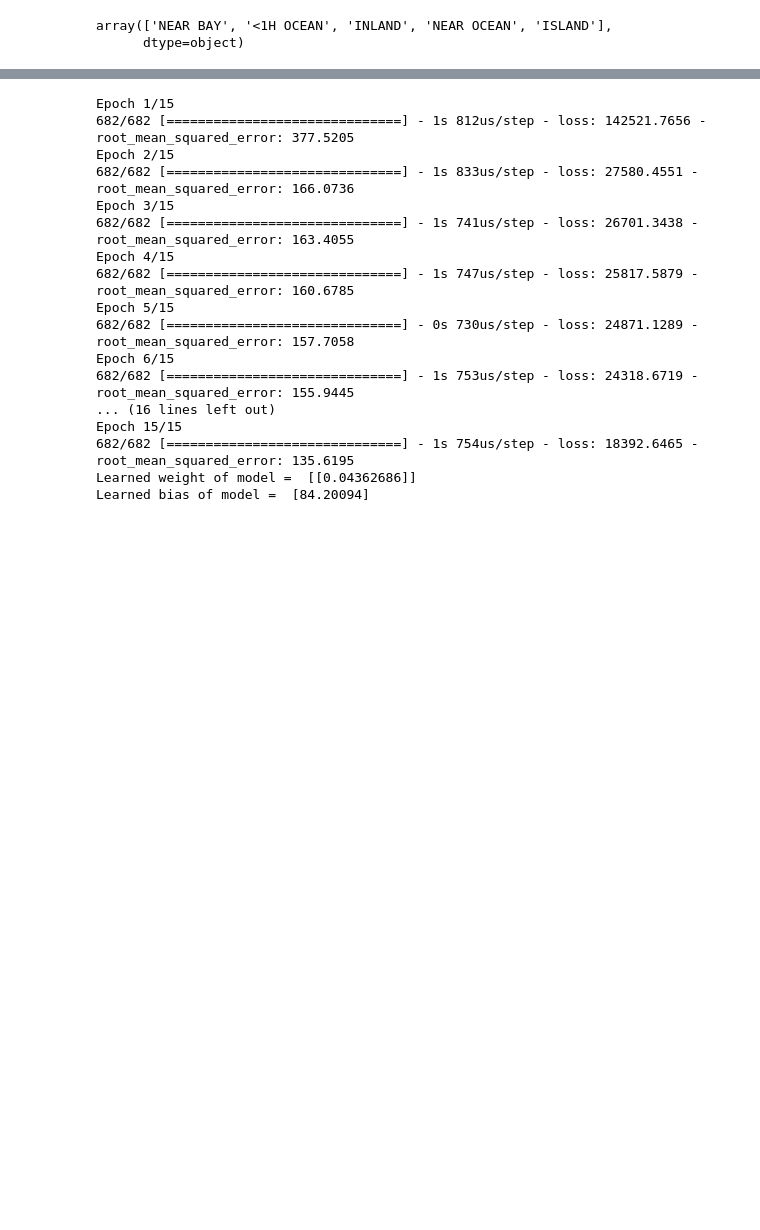
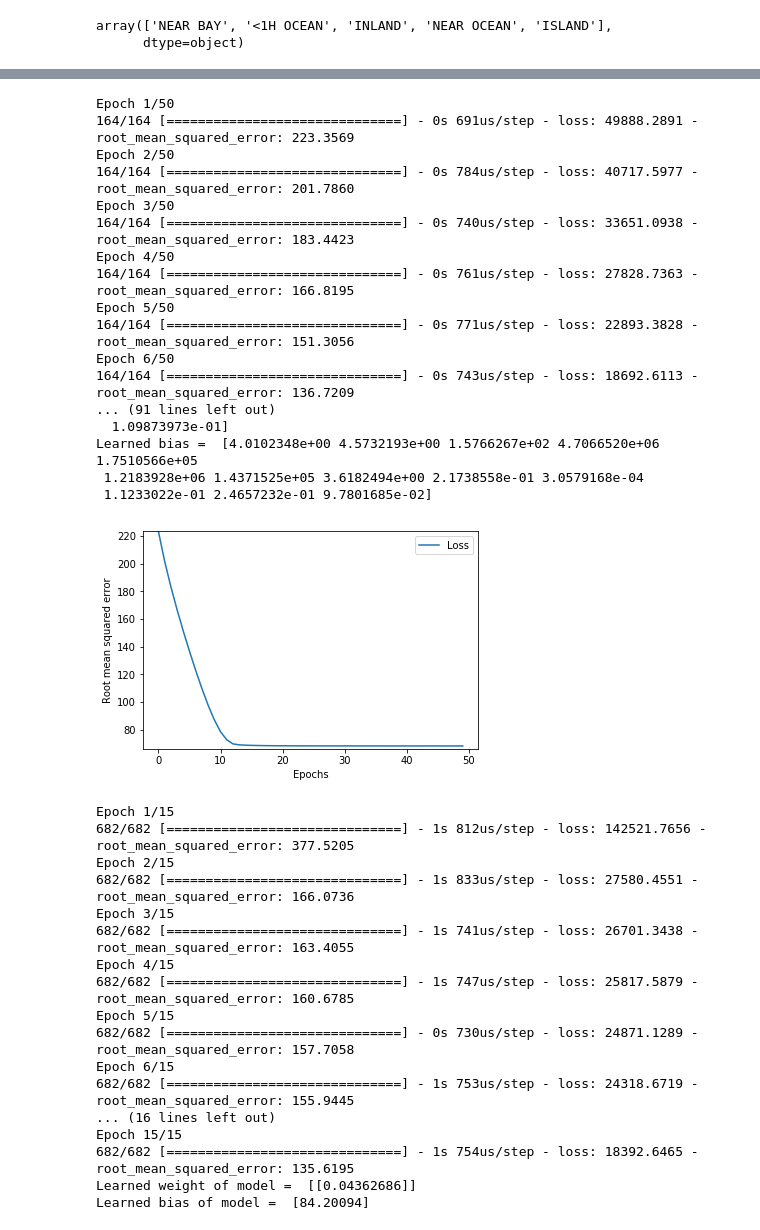
Before and after one commit to big-Bong/Kaggle, a Jupyter notebook: HousingPrices/HousingPrices.ipynb, the cells around one changed output, grey strips where cells are left out. Saved outputs shown, nothing was run; the diff lists cells and outputs as text; code cells hidden in the pictures; blank space fills up the shorter version.

Commit message:
Linear regression using all features and test results

```diff
--- a/HousingPrices/HousingPrices.ipynb
+++ b/HousingPrices/HousingPrices.ipynb
@@ -64,12 +83,16 @@ training_df = df.sample(frac=0.8,random_state=0)
 testing_df = df.drop(training_df.index)
 # %%
 #Functions for building the model
-def build_model(learning_rate):
+def build_model(learning_rate,df):
+    #Normalize the data for better prediction
+    normalizer = preprocessing.Normalization()
+    normalizer.adapt(np.array(df))
     #Call on Keras's sequential model
     model = tf.keras.models.Sequential()
 
     #Topography of model. Single node on
     #Single node, single layer
+    model.add(normalizer)
     model.add(tf.keras.layers.Dense(units=1, input_shape=(1,)))
 
     #Compile the model into code that tensorflow can execute.
@@ -79,8 +102,8 @@ def build_model(learning_rate):
     return model
 # %%
 #Functions for training the model
-def train_model(model,df,features,label,epochs,batch_size):
-    history = model.fit(x=df[features],y=df[label],batch_size=batch_size,epochs=epochs)
+def train_model(model,features,label,epochs,batch_size):
+    history = model.fit(features,label,batch_size=batch_size,epochs=epochs)
 
     #Gather the trained weights and bias
     trained_weight = model.get_weights()[0]
@@ -126,4 +149,44 @@ def plot_the_loss_curve(epochs,rmse):
     plt.legend()
     plt.ylim([rmse.min()*0.97,rmse.max()])
     plt.show()
+# %%
+#Separate features and labels
+train_features = training_df.copy()
+testing_feaures = testing_df.copy()
+
+train_labels = train_features.pop("median_house_value")
+test_labels = testing_feaures.pop("median_house_value")
+# %%
+#Calling the model
+learning_rate = 0.1
+epochs = 50
+batch_size = 100
+
+my_model = None
+my_model = build_model(learning_rate,train_features)
+weight,bias,epochs,rmse = train_model(my_model,train_features,train_labels,epochs,batch_size)
+
+print("Learned weight = ",weight)
+print("Learned bias = ",bias)
+
+plot_the_loss_curve(epochs,rmse)
+# %% [output]
+Epoch 1/50
+164/164 [==============================] - 0s 691us/step - loss: 49888.2891 - root_mean_squared_error: 223.3569
+Epoch 2/50
+164/164 [==============================] - 0s 784us/step - loss: 40717.5977 - root_mean_squared_error: 201.7860
+Epoch 3/50
+164/164 [==============================] - 0s 740us/step - loss: 33651.0938 - root_mean_squared_error: 183.4423
+Epoch 4/50
+164/164 [==============================] - 0s 761us/step - loss: 27828.7363 - root_mean_squared_error: 166.8195
+Epoch 5/50
+164/164 [==============================] - 0s 771us/step - loss: 22893.3828 - root_mean_squared_error: 151.3056
+Epoch 6/50
+164/164 [==============================] - 0s 743us/step - loss: 18692.6113 - root_mean_squared_error: 136.7209
+... (91 lines left out)
+  1.09873973e-01]
+Learned bias =  [4.0102348e+00 4.5732193e+00 1.5766267e+02 4.7066520e+06 1.7510566e+05
+ 1.2183928e+06 1.4371525e+05 3.6182494e+00 2.1738558e-01 3.0579168e-04
+ 1.1233022e-01 2.4657232e-01 9.7801685e-02]
+[figure, added]
 # %%
```
Also changed, not shown: parts of 6 cells of this notebook.
